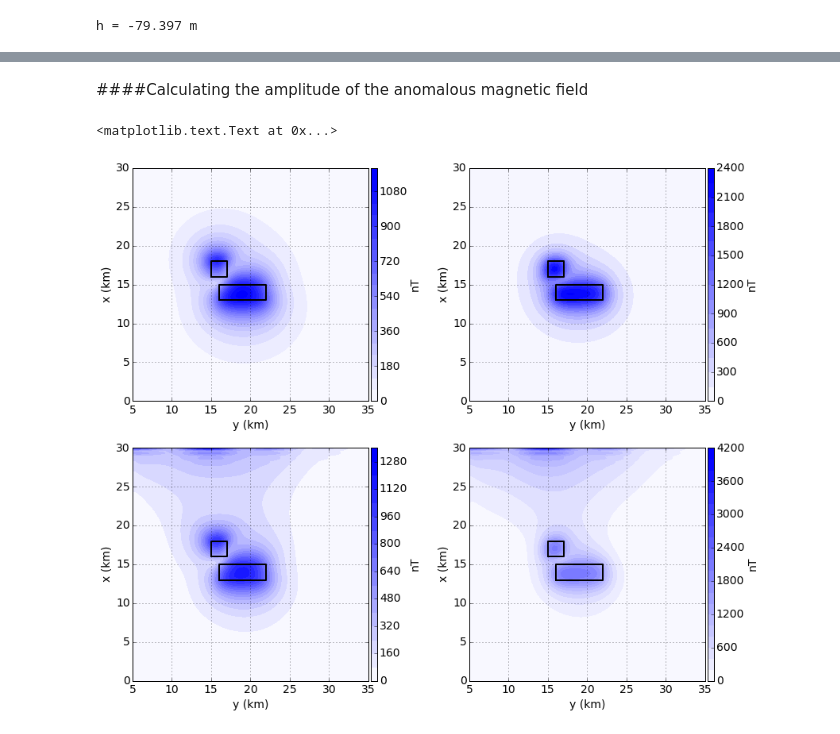
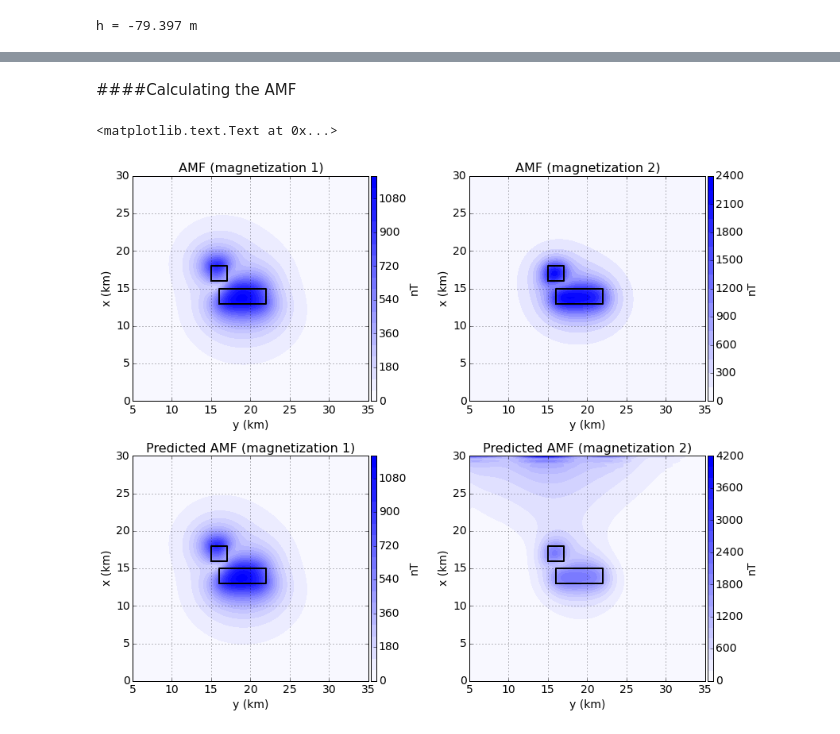
Before and after one commit to mtoqeerpk/Magnetic-amplitude, a Jupyter notebook: notebooks/magnetic_amplitude.ipynb, the cells around one changed output, grey strips where cells are left out. Cells and saved outputs as stored; diff of their text form; code cells hidden in the pictures.

```diff
--- a/notebooks/magnetic_amplitude.ipynb
+++ b/notebooks/magnetic_amplitude.ipynb
@@ -140,10 +141,10 @@ Surface containing the calculated amplitude of the anomalous magnetic field.
 Bx = [] # x component of the magnetic induction
 By = [] # y component of the magnetic induction
 Bz = [] # z component of the magnetic induction
-Amp = [] # amplitude of the anomalous magnetic field
+AMF = [] # amplitude of the anomalous magnetic field
 for i in range(len(ms)):
     Bx.append(prism.bx(xp,yp,zp,models[i]))
     By.append(prism.by(xp,yp,zp,models[i]))
     Bz.append(prism.bz(xp,yp,zp,models[i]))
-    Amp.append(np.sqrt(Bx[i]**2 + By[i]**2 + Bz[i]**2))
+    AMF.append(np.sqrt(Bx[i]**2 + By[i]**2 + Bz[i]**2))
 # %%
@@ -305,8 +322,5 @@ h = -79.397 m
 # %%
-#misfits = [EQLTotalField(xp, yp, zp, TFA[0], inc, dec, layers[0], sinc=incs[0], sdec=decs[0]),
-#           EQLTotalField(xp, yp, zp, TFA[1], inc, dec, layers[1], sinc=incs[1], sdec=decs[1])]
-
-misfits = [EQLTotalField(xp, yp, zp, TFA[0], inc, dec, layers[0], sinc=inc, sdec=dec),
+misfits = [EQLTotalField(xp, yp, zp, TFA[0], inc, dec, layers[0], sinc=incs[0], sdec=decs[0]),
            EQLTotalField(xp, yp, zp, TFA[1], inc, dec, layers[1], sinc=inc, sdec=dec)]
 # %%
 regul = Damping(layers[0].size)
@@ -317,10 +331,7 @@ solvers = [(misfits[0] + (10**-20)*regul).fit(),
 residuals = [solvers[0].residuals(),
              solvers[1].residuals()]
 # %%
-#layers[0].addprop('magnetization',ang2vec(solvers[0].estimate_, incs[0], decs[0]))
-#layers[1].addprop('magnetization',ang2vec(solvers[1].estimate_, incs[1], decs[1]))
-
-layers[0].addprop('magnetization', ang2vec(solvers[0].estimate_, inc, dec))
+layers[0].addprop('magnetization', ang2vec(solvers[0].estimate_, incs[0], decs[0]))
 layers[1].addprop('magnetization', ang2vec(solvers[1].estimate_, inc, dec))
 # %%
 print "Residuals 1"
@@ -396,22 +413,25 @@ mpl.ylabel('x (km)')
 # %% [markdown]
-####Calculating the amplitude of the anomalous magnetic field
+####Calculating the AMF
 # %%
 Bx_pre = [] # x component of the magnetic induction
 By_pre = [] # y component of the magnetic induction
 Bz_pre = [] # z component of the magnetic induction
-Amp_pre = [] # amplitude of the anomalous magnetic field
+AMF_pre = [] # amplitude of the anomalous magnetic field
 for i in range(len(ms)):
     Bx_pre.append(sphere.bx(xp,yp,zp,layers[i]))
     By_pre.append(sphere.by(xp,yp,zp,layers[i]))
     Bz_pre.append(sphere.bz(xp,yp,zp,layers[i]))
-    Amp_pre.append(np.sqrt(Bx_pre[i]**2 + By_pre[i]**2 + Bz_pre[i]**2))
+    AMF_pre.append(np.sqrt(Bx_pre[i]**2 + By_pre[i]**2 + Bz_pre[i]**2))
 # %%
+titlesize=16
+
 mpl.figure(figsize=(12, 10), tight_layout=True)
 mpl.axis('scaled')
 
 mpl.subplot(2,2,1)
-ranges = np.abs([Amp[0].max(), Amp[0].min()]).max()
-mpl.contourf(yp, xp, Amp[0], shape, 20, cmap=mpl.cm.bwr_r,
+ranges = np.abs([AMF[0].max(), AMF[0].min()]).max()
+mpl.title('AMF (magnetization 1)', fontsize=titlesize)
+mpl.contourf(yp, xp, AMF[0], shape, 20, cmap=mpl.cm.bwr_r,
              vmin=-ranges, vmax=ranges)
 mpl.colorbar(pad=0.01, aspect=40, shrink=1.0).set_label('nT')
 for i, sq in enumerate(model_projection):
@@ -422,40 +442,43 @@ mpl.xlabel('y (km)')
 mpl.ylabel('x (km)')
 
 mpl.subplot(2,2,2)
-ranges = np.abs([Amp[1].max(), Amp[1].min()]).max()
-mpl.contourf(yp, xp, Amp[1], shape, 20, cmap=mpl.cm.bwr_r,
+ranges = np.abs([AMF[1].max(), AMF[1].min()]).max()
+mpl.title('AMF (magnetization 2)', fontsize=titlesize)
+mpl.contourf(yp, xp, AMF[1], shape, 20, cmap=mpl.cm.bwr_r,
              vmin=-ranges, vmax=ranges)
 mpl.colorbar(pad=0.01, aspect=40, shrink=1.0).set_label('nT')
 for i, sq in enumerate(model_projection):
     mpl.square(sq, linewidth=2.0, xy2ne=True)
 mpl.m2km()
 mpl.grid()
 mpl.xlabel('y (km)')
 mpl.ylabel('x (km)')
 
 mpl.subplot(2,2,3)
-ranges = np.abs([Amp_pre[0].max(), Amp_pre[0].min()]).max()
-mpl.contourf(yp, xp, Amp_pre[0], shape, 20, cmap=mpl.cm.bwr_r,
+ranges = np.abs([AMF_pre[0].max(), AMF_pre[0].min()]).max()
+mpl.title('Predicted AMF (magnetization 1)', fontsize=titlesize)
+mpl.contourf(yp, xp, AMF_pre[0], shape, 20, cmap=mpl.cm.bwr_r,
              vmin=-ranges, vmax=ranges)
 mpl.colorbar(pad=0.01, aspect=40, shrink=1.0).set_label('nT')
 for i, sq in enumerate(model_projection):
     mpl.square(sq, linewidth=2.0, xy2ne=True)
 mpl.m2km()
 mpl.grid()
 mpl.xlabel('y (km)')
 mpl.ylabel('x (km)')
 
 mpl.subplot(2,2,4)
-ranges = np.abs([Amp_pre[1].max(), Amp_pre[1].min()]).max()
-mpl.contourf(yp, xp, Amp_pre[1], shape, 20, cmap=mpl.cm.bwr_r,
+ranges = np.abs([AMF_pre[1].max(), AMF_pre[1].min()]).max()
+mpl.title('Predicted AMF (magnetization 2)', fontsize=titlesize)
+mpl.contourf(yp, xp, AMF_pre[1], shape, 20, cmap=mpl.cm.bwr_r,
              vmin=-ranges, vmax=ranges)
 mpl.colorbar(pad=0.01, aspect=40, shrink=1.0).set_label('nT')
 for i, sq in enumerate(model_projection):
     mpl.square(sq, linewidth=2.0, xy2ne=True)
 mpl.m2km()
 mpl.grid()
 mpl.xlabel('y (km)')
 mpl.ylabel('x (km)')
 # %% [output]
 <matplotlib.text.Text at 0x...>
-[figure, old version]
+[figure, new version]
```
Also changed, not shown: parts of 14 cells of this notebook, 1 other file.
